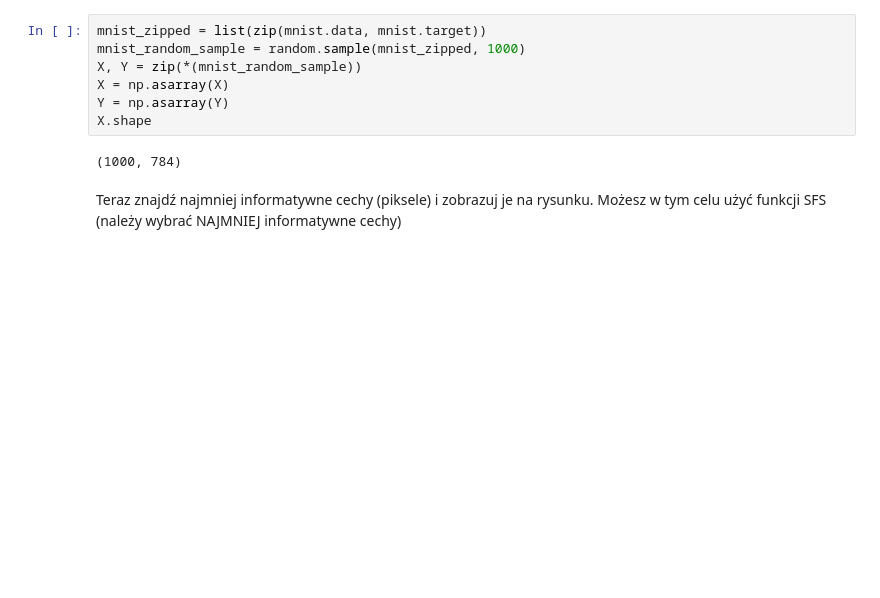
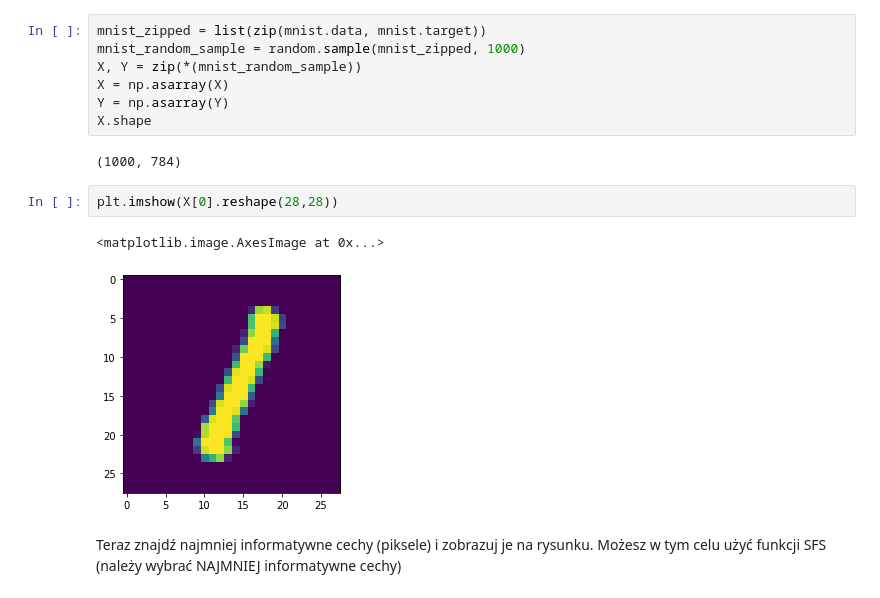
Before and after one commit to arkadiuss/ML_lab2_solution, a Jupyter notebook: lab2_tutorial.ipynb, the cells around one changed output. Drawn from its saved outputs; the diff is of its cells as text; blank space fills up the shorter version.

```diff
--- a/lab2_tutorial.ipynb
+++ b/lab2_tutorial.ipynb
@@ -660,6 +660,11 @@ Y = np.asarray(Y)
 X.shape
 # %% [output]
 (1000, 784)
+# %%
+plt.imshow(X[0].reshape(28,28))
+# %% [output]
+<matplotlib.image.AxesImage at 0x...>
+[figure, added]
 # %% [markdown]
 Teraz znajdź najmniej informatywne cechy (piksele) i zobrazuj je na rysunku.
 Możesz w tym celu użyć funkcji SFS (należy wybrać NAJMNIEJ informatywne cechy)
```
Also changed, not shown: parts of 20 cells of this notebook.
